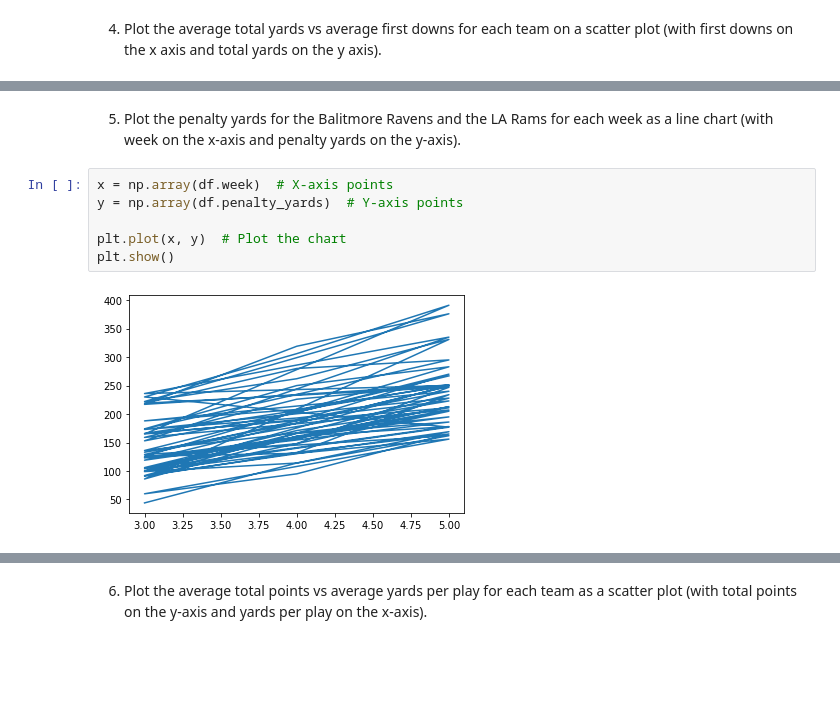
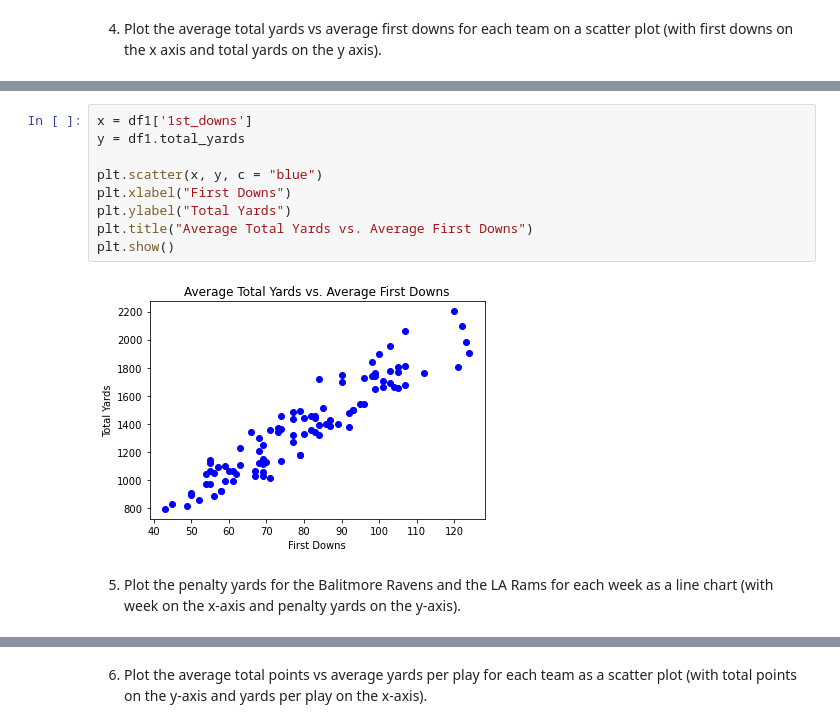
Before and after one commit to AveryH6/cis277-fa22-Lab5, a Jupyter notebook: Lab5.ipynb, the cells around one changed output, grey strips where cells are left out. Drawn from its saved outputs; the diff is of its cells as text; blank space fills up the shorter version.

```diff
--- a/Lab5.ipynb
+++ b/Lab5.ipynb
@@ -147,10 +112,13 @@ KeyError: "None of [Index(['Baltimore Ravens', 'Baltimore Ravens', 'Baltimore Ra
+# %%
+x = df1['1st_downs']
+y = df1.total_yards
+
+plt.scatter(x, y, c = "blue")
+plt.xlabel("First Downs")
+plt.ylabel("Total Yards")
+plt.title("Average Total Yards vs. Average First Downs")
+plt.show()
+# %% [output]
+[figure, added]
 # %% [markdown]
 5. Plot the penalty yards for the Balitmore Ravens and the LA Rams for each week as a line chart (with week on the x-axis and penalty yards on the y-axis).
-# %%
-x = np.array(df.week)  # X-axis points
-y = np.array(df.penalty_yards)  # Y-axis points
-
-plt.plot(x, y)  # Plot the chart
-plt.show()
-# %% [output]
-[figure, removed]
```
Also changed, not shown: parts of 6 cells of this notebook.
